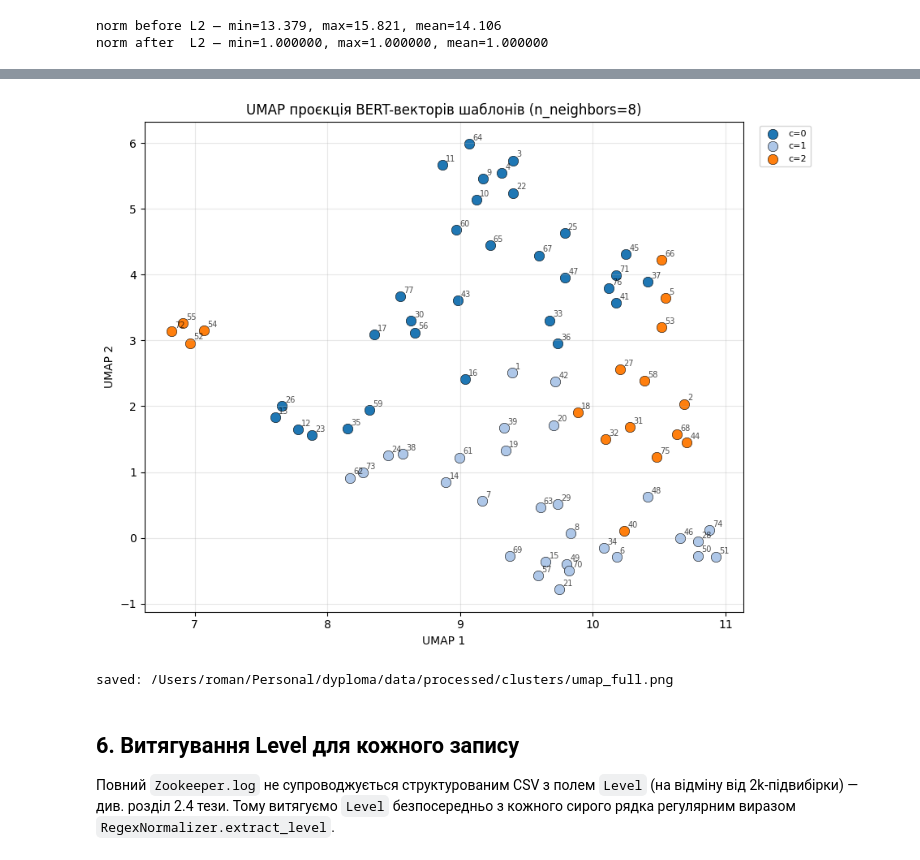
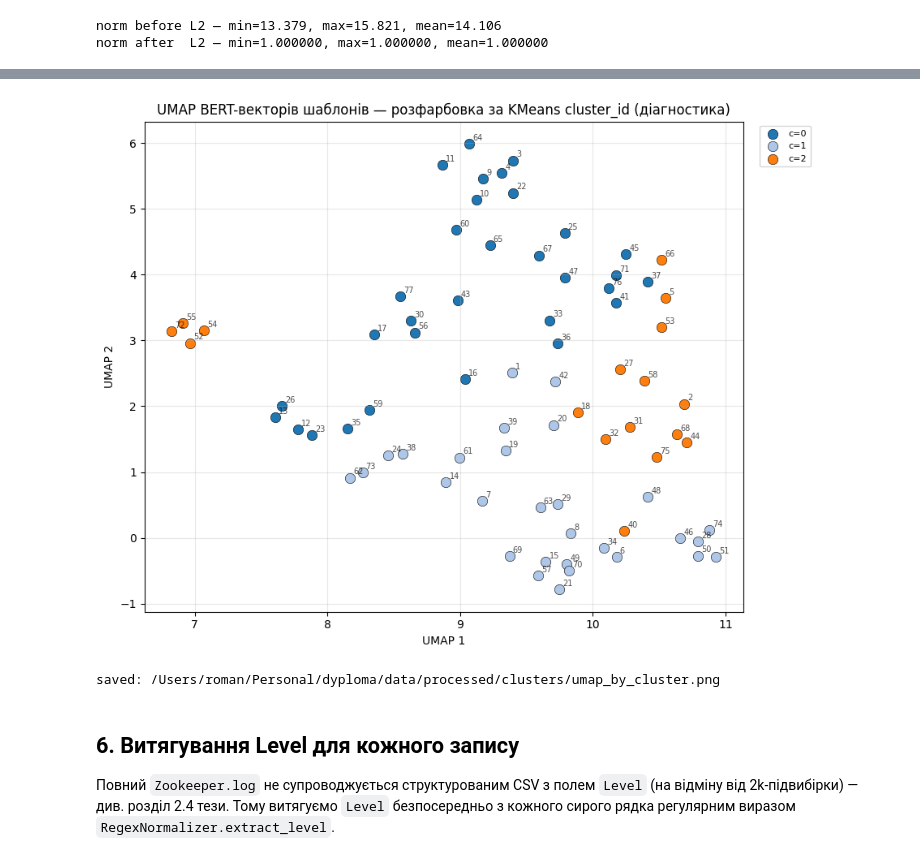
Before and after one commit to romansuh/dyploma, a Jupyter notebook: notebooks/03_clustering.ipynb, the cells around one changed output, grey strips where cells are left out. Cells and saved outputs as stored; diff of their text form; code cells hidden in the pictures.

```diff
--- a/notebooks/03_clustering.ipynb
+++ b/notebooks/03_clustering.ipynb
@@ -234,39 +248,39 @@ reducer = umap.UMAP(
     n_neighbors=8,
     min_dist=0.1,
     random_state=42,
     metric='cosine',
 )
-umap_proj = reducer.fit_transform(embeddings_norm)
+umap_proj = reducer.fit_transform(embeddings_norm)  # shape (77, 2); kept in scope for re-plot in §10
 
 plt.figure(figsize=(9, 7))
 for c in range(best_k):
     mask = cluster_labels == c
     plt.scatter(
         umap_proj[mask, 0],
         umap_proj[mask, 1],
         s=80,
         color=palette[c],
         label=f'c={c}',
         edgecolors='black',
         linewidths=0.4,
     )
 
 for row_index, (x, y) in enumerate(umap_proj):
     tid = id_mapping[row_index]['template_id']
     plt.annotate(str(tid), (x, y), fontsize=7, alpha=0.7, xytext=(3, 3), textcoords='offset points')
 
-plt.title('UMAP проєкція BERT-векторів шаблонів (n_neighbors=8)')
+plt.title('UMAP BERT-векторів шаблонів — розфарбовка за KMeans cluster_id (діагностика)')
 plt.xlabel('UMAP 1')
 plt.ylabel('UMAP 2')
 plt.legend(bbox_to_anchor=(1.02, 1), loc='upper left', fontsize=8, ncol=1)
 plt.grid(alpha=0.3)
 plt.tight_layout()
-plt.savefig(CLUSTERS_DIR / 'umap_full.png', dpi=120, bbox_inches='tight')
+plt.savefig(CLUSTERS_DIR / 'umap_by_cluster.png', dpi=120, bbox_inches='tight')
 plt.show()
-print(f'saved: {CLUSTERS_DIR / "umap_full.png"}')
+print(f'saved: {CLUSTERS_DIR / "umap_by_cluster.png"}')
 # %% [output]
-[figure, old version]
+[figure, new version]
-saved: /Users/roman/Personal/dyploma/data/processed/clusters/umap_full.png
+saved: /Users/roman/Personal/dyploma/data/processed/clusters/umap_by_cluster.png
 # %% [markdown]
 ## 6. Витягування Level для кожного запису
 
```
Also changed, not shown: parts of 22 cells of this notebook, 1 other file.
